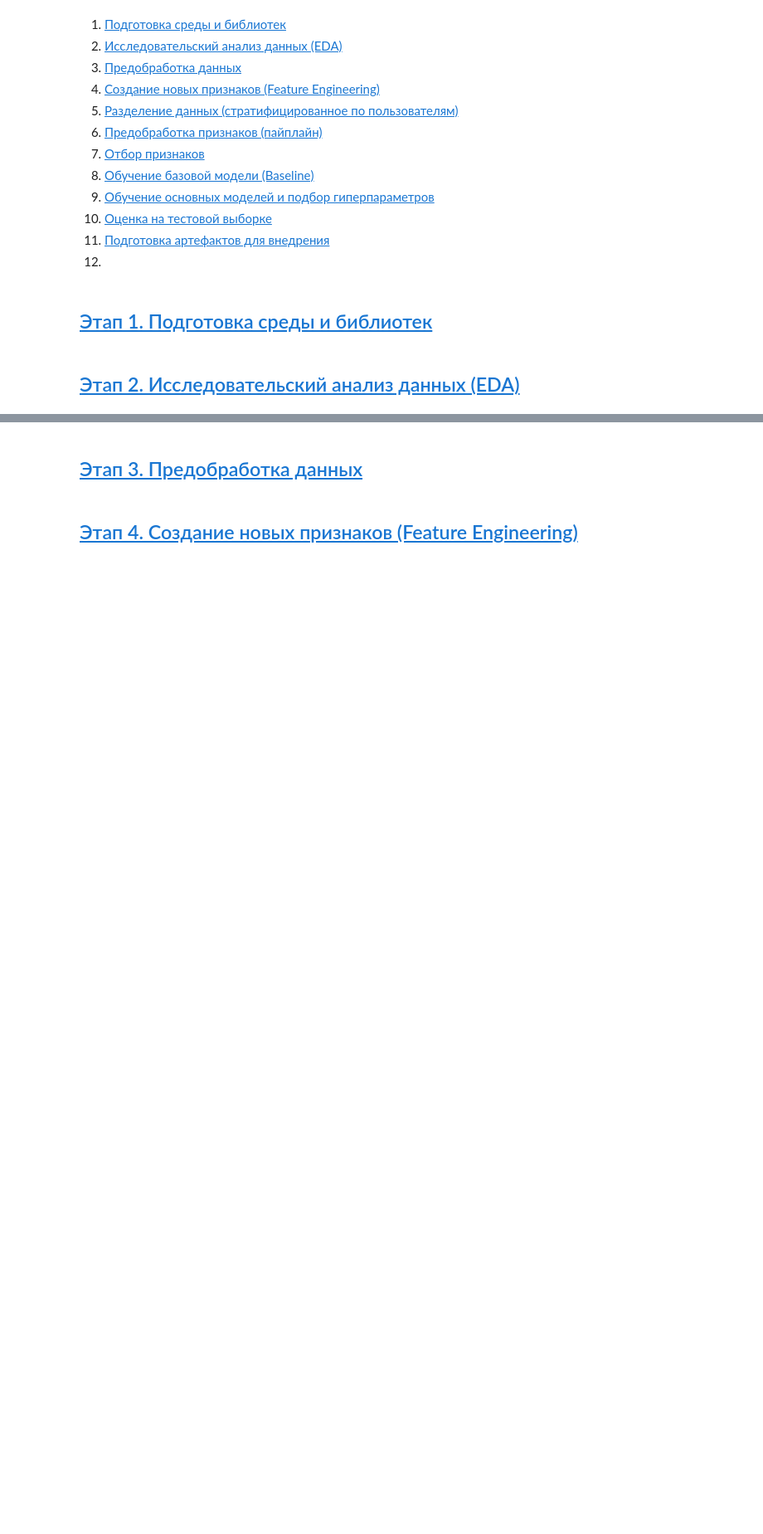
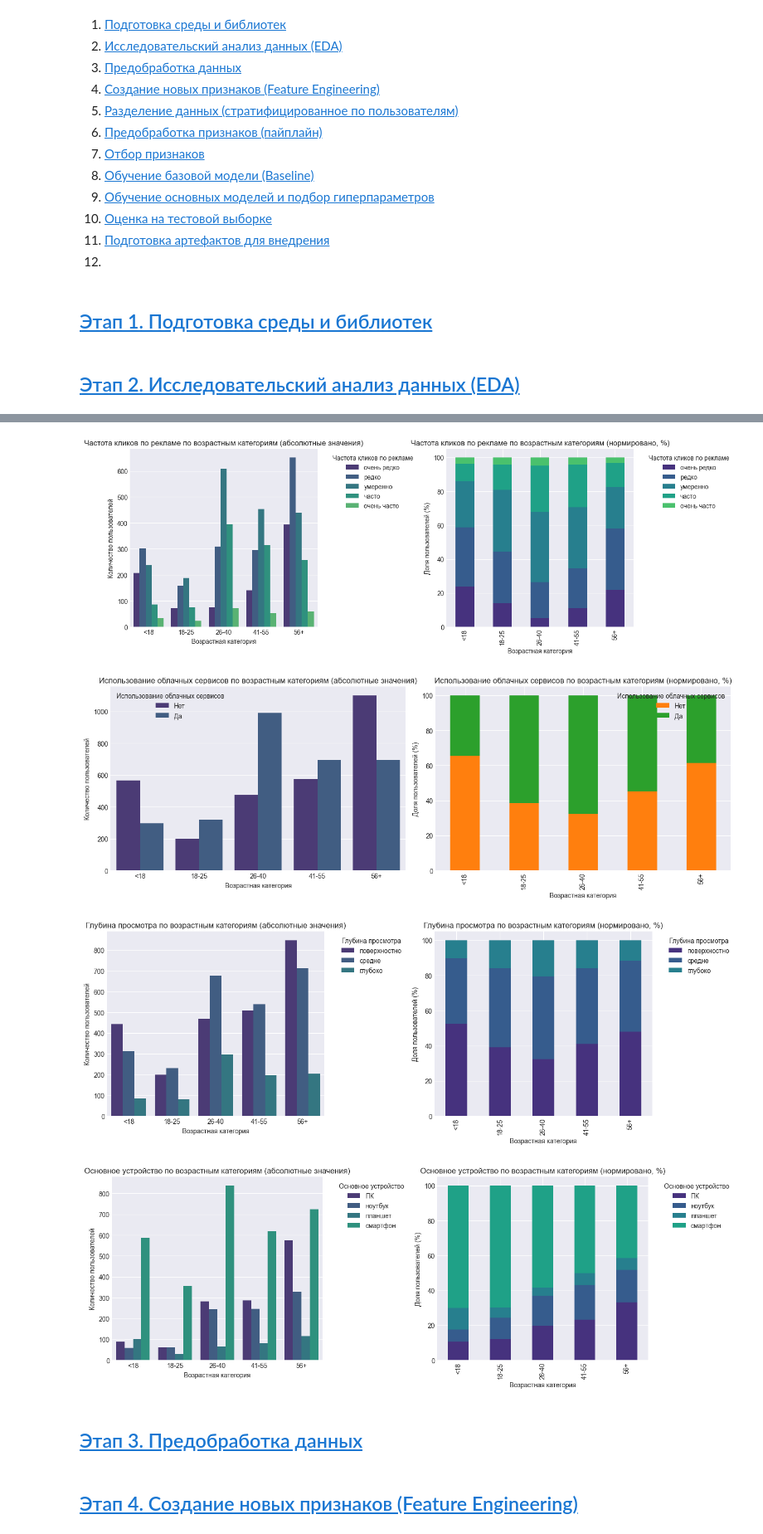
Before and after one commit to MEYakunin/Sprint13_Yeti_Age_Prediction, a Jupyter notebook: Sprint13_Yeti_Age_Prediction.ipynb, the cells around one changed output, grey strips where cells are left out. Shown at 83% size. Drawn from its saved outputs; the diff is of its cells as text; code cells hidden in the pictures; blank space fills up the shorter version.

```diff
--- a/Sprint13_Yeti_Age_Prediction.ipynb
+++ b/Sprint13_Yeti_Age_Prediction.ipynb
@@ -135,3 +483,22 @@ cloud_usage: (5680, 2)
+# %%
+# Анализ ads_activity (частота кликов по рекламе)
+order_ads = ['очень редко', 'редко', 'умеренно', 'часто', 'очень часто']
+plot_categorical_feature(users, ads, 'ads_activity', 'Частота кликов по рекламе',order=order_ads)
+
+# Анализ cloud_usage (использование облачных сервисов)
+plot_binary_feature(users, cloud, 'cloud_usage', 'Использование облачных сервисов',fillna_value=False)
+
+# Анализ surf_depth (глубина просмотра)
+order_depth = ['поверхностно', 'средне', 'глубоко']
+plot_categorical_feature(users, surf, 'surf_depth', 'Глубина просмотра', order=order_depth)
+
+# Анализ primary_device (основное устройство) — только топ-5 устройств
+plot_categorical_feature(users, device, 'primary_device', 'Основное устройство', top_n=5)
+# %% [output]
+[figure, added]
+[figure, added]
+[figure, added]
+[figure, added]
 # %% [markdown]
 ## [Этап 3. Предобработка данных <a id=3></a>](#content)
 # %% [markdown]
```
Also changed, not shown: parts of 15 cells of this notebook, 1 other file.
